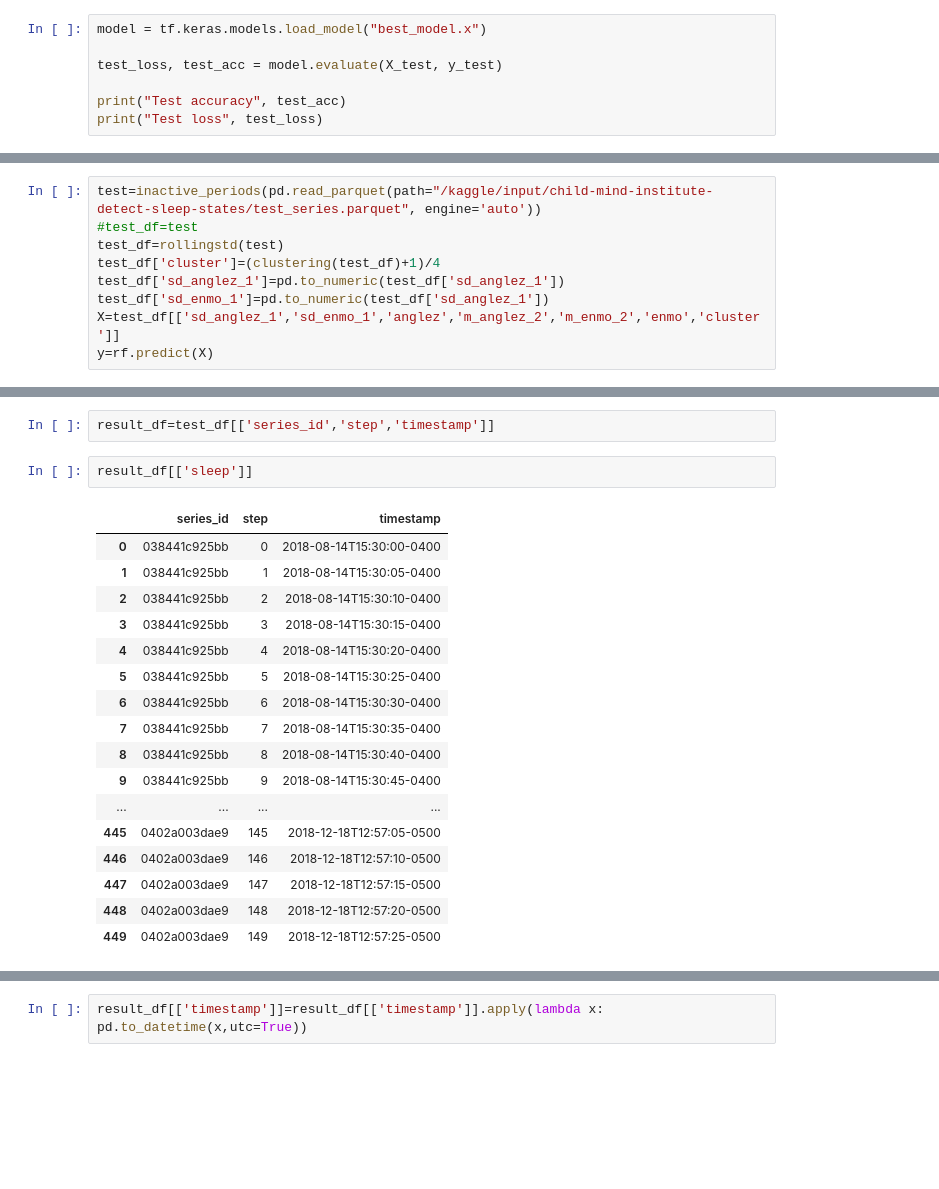
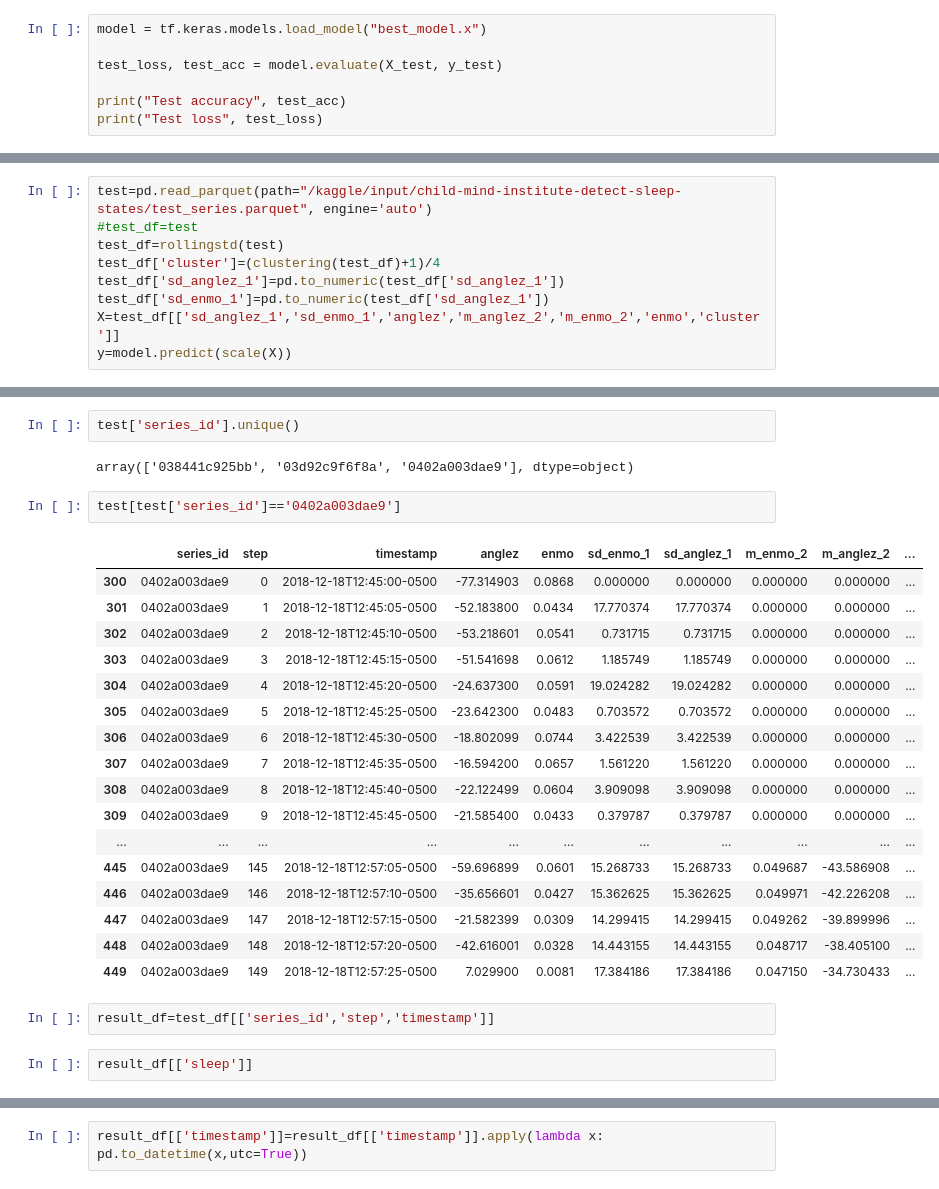
Before and after one commit to snajeebz/CMI-SleepState-Detection, a Jupyter notebook: submission-final.ipynb, the cells around one changed output, grey strips where cells are left out. Drawn from its saved outputs; the diff is of its cells as text; blank space fills up the shorter version.

Commit message:
Kaggle Notebook | Submission Final | Haphazard commit; needs a cleanup

```diff
--- a/submission-final.ipynb
+++ b/submission-final.ipynb
@@ -384,10 +312,10 @@ dtype: int64
 # %%
-test=inactive_periods(pd.read_parquet(path="/kaggle/input/child-mind-institute-detect-sleep-states/test_series.parquet", engine='auto'))
+test=pd.read_parquet(path="/kaggle/input/child-mind-institute-detect-sleep-states/test_series.parquet", engine='auto')
 #test_df=test
 test_df=rollingstd(test)
 test_df['cluster']=(clustering(test_df)+1)/4
 test_df['sd_anglez_1']=pd.to_numeric(test_df['sd_anglez_1'])
 test_df['sd_enmo_1']=pd.to_numeric(test_df['sd_anglez_1'])
 X=test_df[['sd_anglez_1','sd_enmo_1','anglez','m_anglez_2','m_enmo_2','enmo','cluster']]
-y=rf.predict(X)
+y=model.predict(scale(X))
 # %% [output]
@@ -403,25 +327,31 @@ Nans after removal:  0
+# %%
+test['series_id'].unique()
+# %% [output]
+array(['038441c925bb', '03d92c9f6f8a', '0402a003dae9'], dtype=object)
+# %%
+test[test['series_id']=='0402a003dae9']
+# %% [output]
+|  | series_id | step | timestamp | anglez | enmo | sd_enmo_1 | sd_anglez_1 | m_enmo_2 | m_anglez_2 | ... |
+| 300 | 0402a003dae9 | 0 | 2018-12-18T12:45:00-0500 | -77.314903 | 0.0868 | 0.000000 | 0.000000 | 0.000000 | 0.000000 | ... |
+| 301 | 0402a003dae9 | 1 | 2018-12-18T12:45:05-0500 | -52.183800 | 0.0434 | 17.770374 | 17.770374 | 0.000000 | 0.000000 | ... |
+| 302 | 0402a003dae9 | 2 | 2018-12-18T12:45:10-0500 | -53.218601 | 0.0541 | 0.731715 | 0.731715 | 0.000000 | 0.000000 | ... |
+| 303 | 0402a003dae9 | 3 | 2018-12-18T12:45:15-0500 | -51.541698 | 0.0612 | 1.185749 | 1.185749 | 0.000000 | 0.000000 | ... |
+| 304 | 0402a003dae9 | 4 | 2018-12-18T12:45:20-0500 | -24.637300 | 0.0591 | 19.024282 | 19.024282 | 0.000000 | 0.000000 | ... |
+| 305 | 0402a003dae9 | 5 | 2018-12-18T12:45:25-0500 | -23.642300 | 0.0483 | 0.703572 | 0.703572 | 0.000000 | 0.000000 | ... |
+| 306 | 0402a003dae9 | 6 | 2018-12-18T12:45:30-0500 | -18.802099 | 0.0744 | 3.422539 | 3.422539 | 0.000000 | 0.000000 | ... |
+| 307 | 0402a003dae9 | 7 | 2018-12-18T12:45:35-0500 | -16.594200 | 0.0657 | 1.561220 | 1.561220 | 0.000000 | 0.000000 | ... |
+| 308 | 0402a003dae9 | 8 | 2018-12-18T12:45:40-0500 | -22.122499 | 0.0604 | 3.909098 | 3.909098 | 0.000000 | 0.000000 | ... |
+| 309 | 0402a003dae9 | 9 | 2018-12-18T12:45:45-0500 | -21.585400 | 0.0433 | 0.379787 | 0.379787 | 0.000000 | 0.000000 | ... |
+| ... | ... | ... | ... | ... | ... | ... | ... | ... | ... | ... |
+| 445 | 0402a003dae9 | 145 | 2018-12-18T12:57:05-0500 | -59.696899 | 0.0601 | 15.268733 | 15.268733 | 0.049687 | -43.586908 | ... |
+| 446 | 0402a003dae9 | 146 | 2018-12-18T12:57:10-0500 | -35.656601 | 0.0427 | 15.362625 | 15.362625 | 0.049971 | -42.226208 | ... |
+| 447 | 0402a003dae9 | 147 | 2018-12-18T12:57:15-0500 | -21.582399 | 0.0309 | 14.299415 | 14.299415 | 0.049262 | -39.899996 | ... |
+| 448 | 0402a003dae9 | 148 | 2018-12-18T12:57:20-0500 | -42.616001 | 0.0328 | 14.443155 | 14.443155 | 0.048717 | -38.405100 | ... |
+| 449 | 0402a003dae9 | 149 | 2018-12-18T12:57:25-0500 | 7.029900 | 0.0081 | 17.384186 | 17.384186 | 0.047150 | -34.730433 | ... |
 # %%
 result_df=test_df[['series_id','step','timestamp']]
 # %%
 result_df[['sleep']]
-# %% [output]
-|  | series_id | step | timestamp |
-| 0 | 038441c925bb | 0 | 2018-08-14T15:30:00-0400 |
-| 1 | 038441c925bb | 1 | 2018-08-14T15:30:05-0400 |
-| 2 | 038441c925bb | 2 | 2018-08-14T15:30:10-0400 |
-| 3 | 038441c925bb | 3 | 2018-08-14T15:30:15-0400 |
-| 4 | 038441c925bb | 4 | 2018-08-14T15:30:20-0400 |
-| 5 | 038441c925bb | 5 | 2018-08-14T15:30:25-0400 |
-| 6 | 038441c925bb | 6 | 2018-08-14T15:30:30-0400 |
-| 7 | 038441c925bb | 7 | 2018-08-14T15:30:35-0400 |
-| 8 | 038441c925bb | 8 | 2018-08-14T15:30:40-0400 |
-| 9 | 038441c925bb | 9 | 2018-08-14T15:30:45-0400 |
-| ... | ... | ... | ... |
-| 445 | 0402a003dae9 | 145 | 2018-12-18T12:57:05-0500 |
-| 446 | 0402a003dae9 | 146 | 2018-12-18T12:57:10-0500 |
-| 447 | 0402a003dae9 | 147 | 2018-12-18T12:57:15-0500 |
-| 448 | 0402a003dae9 | 148 | 2018-12-18T12:57:20-0500 |
-| 449 | 0402a003dae9 | 149 | 2018-12-18T12:57:25-0500 |
 # %%
 print(result_df.shape)
 print(y.shape)
```
Also changed, not shown: parts of 28 cells of this notebook.
